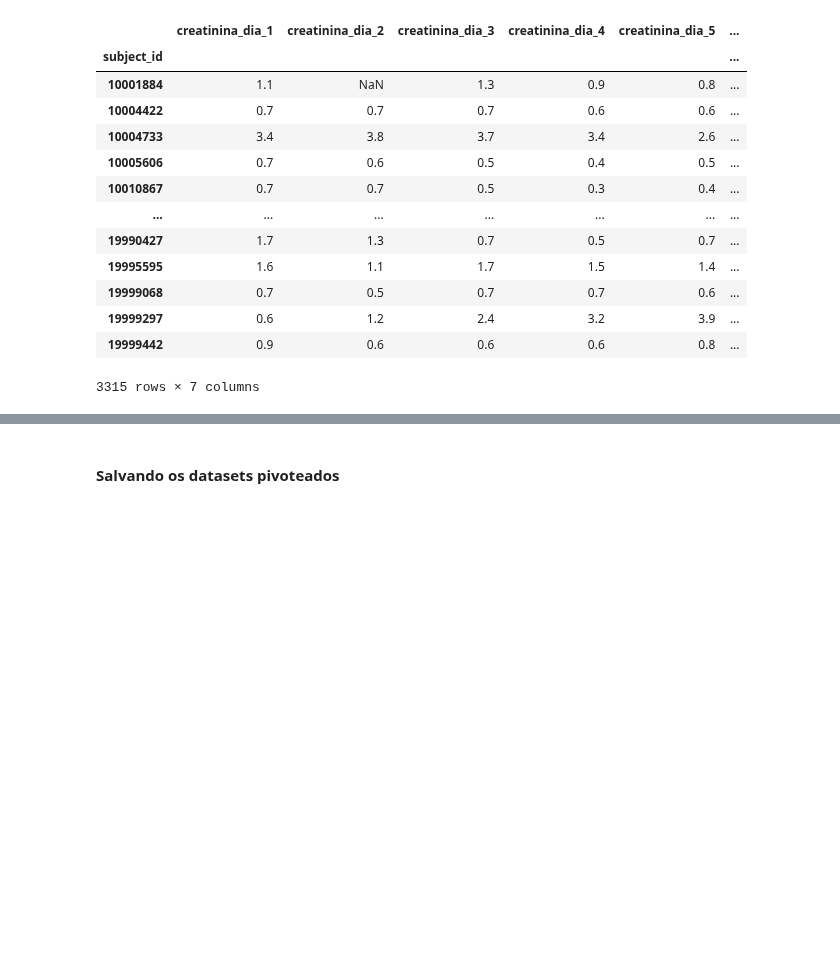
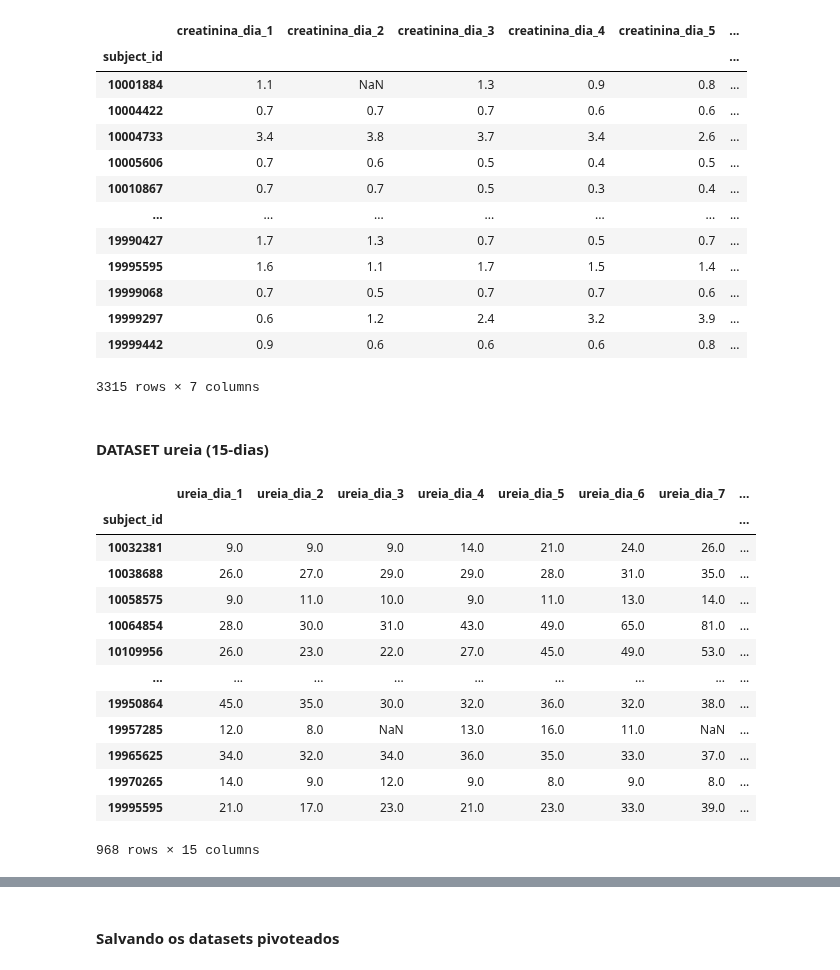
Before and after one commit to igorssant/TCC-Comparacao-de-Modelos-de-ML-nao-Supervisionados, a Jupyter notebook: src/limpeza_e_manutencao.ipynb, the cells around one changed output, grey strips where cells are left out. Saved outputs shown, nothing was run; the diff lists cells and outputs as text; code cells hidden in the pictures; blank space fills up the shorter version.

Commit message:
feat: adicionandos os datasets de 15 dias && feat: limpeza dos dados de 15 dias finalizado && feat: DBSCAN sogobre dos dados dados de 15 dias

```diff
--- a/src/limpeza_e_manutencao.ipynb
+++ b/src/limpeza_e_manutencao.ipynb
@@ -29,6 +29,8 @@ import numpy as np
 # %%
 df_ureia = pd.read_csv("../databases/raw/ureia.csv", sep = ",", index_col = "subject_id")
 df_creatinina = pd.read_csv("../databases/raw/creatinina.csv", sep = ",", index_col = "subject_id")
+df_ureia_15_dias = pd.read_csv("../databases/raw/Ureia15dias.csv", sep = ",", index_col = "subject_id")
+df_creatinina_15_dias = pd.read_csv("../databases/raw/Creatinina15dias.csv", sep = ",", index_col = "subject_id")
 # %% [markdown]
 ## Breve apresentacao dos dados
 # %% [markdown]
@@ -243,3 +303,24 @@ df_creatinina_processed
 | 19999297 | 0.6 | 1.2 | 2.4 | 3.2 | 3.9 | ... |
 | 19999442 | 0.9 | 0.6 | 0.6 | 0.6 | 0.8 | ... |
 3315 rows × 7 columns
+# %% [markdown]
+#### DATASET ureia (15-dias)
+# %%
+df_ureia_15_dias.reset_index(inplace = True)
+df_ureia_15_dias_processed = pivotear_dataset_ureia(df_ureia_15_dias, "subject_id", "day", "UreiaMaxDia")
+df_ureia_15_dias_processed
+# %% [output]
+|  | ureia_dia_1 | ureia_dia_2 | ureia_dia_3 | ureia_dia_4 | ureia_dia_5 | ureia_dia_6 | ureia_dia_7 | ... |
+| subject_id |  |  |  |  |  |  |  | ... |
+| 10032381 | 9.0 | 9.0 | 9.0 | 14.0 | 21.0 | 24.0 | 26.0 | ... |
+| 10038688 | 26.0 | 27.0 | 29.0 | 29.0 | 28.0 | 31.0 | 35.0 | ... |
+| 10058575 | 9.0 | 11.0 | 10.0 | 9.0 | 11.0 | 13.0 | 14.0 | ... |
+| 10064854 | 28.0 | 30.0 | 31.0 | 43.0 | 49.0 | 65.0 | 81.0 | ... |
+| 10109956 | 26.0 | 23.0 | 22.0 | 27.0 | 45.0 | 49.0 | 53.0 | ... |
+| ... | ... | ... | ... | ... | ... | ... | ... | ... |
+| 19950864 | 45.0 | 35.0 | 30.0 | 32.0 | 36.0 | 32.0 | 38.0 | ... |
+| 19957285 | 12.0 | 8.0 | NaN | 13.0 | 16.0 | 11.0 | NaN | ... |
+| 19965625 | 34.0 | 32.0 | 34.0 | 36.0 | 35.0 | 33.0 | 37.0 | ... |
+| 19970265 | 14.0 | 9.0 | 12.0 | 9.0 | 8.0 | 9.0 | 8.0 | ... |
+| 19995595 | 21.0 | 17.0 | 23.0 | 21.0 | 23.0 | 33.0 | 39.0 | ... |
+968 rows × 15 columns
```
Also changed, not shown: parts of 44 cells of this notebook, 6 other files.
